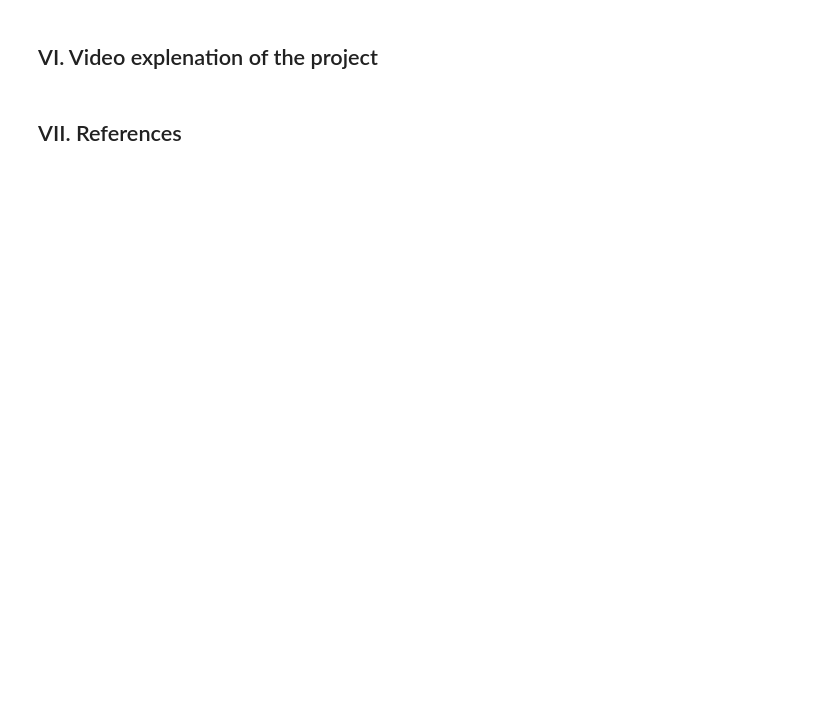
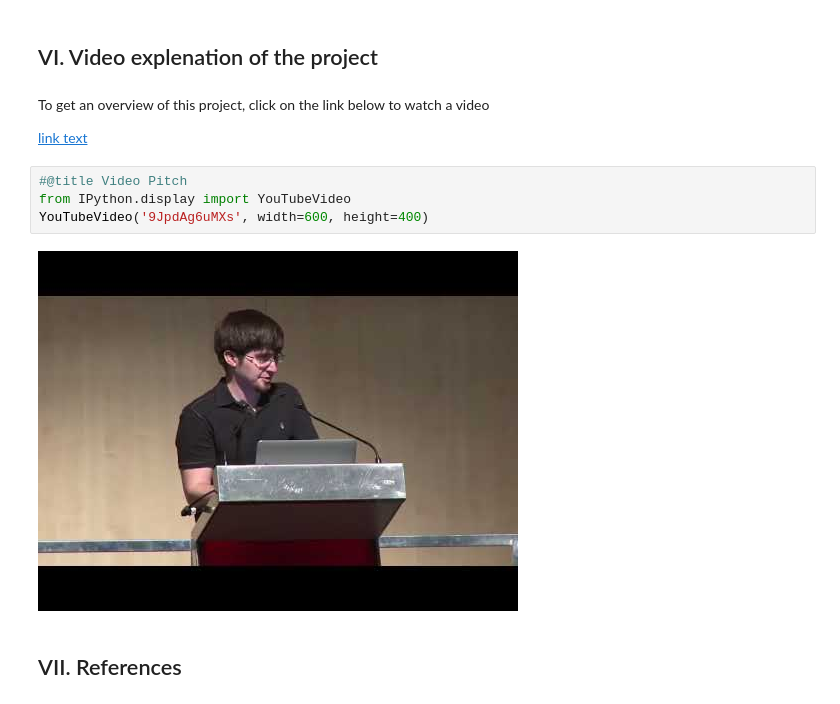
Before and after one commit to carloscarvajal1cc/2019_ML_A3, a Jupyter notebook: TheCigarettesProject.ipynb, the cells around one changed output. Drawn from its saved outputs; the diff is of its cells as text; blank space fills up the shorter version.

```diff
--- a/TheCigarettesProject.ipynb
+++ b/TheCigarettesProject.ipynb
@@ -64,4 +192,14 @@
 # %% [markdown]
 ## VI. Video explenation of the project
+# %% [markdown]
+To get an overview of this project, click on the link below to watch a video
+
+[link text](https://)
+# %%
+#@title Video Pitch
+from IPython.display import YouTubeVideo
+YouTubeVideo('9JpdAg6uMXs', width=600, height=400)
+# %% [output]
+[figure, added]
 # %% [markdown]
 ## VII. References
```
Also changed, not shown: parts of 12 cells of this notebook.
